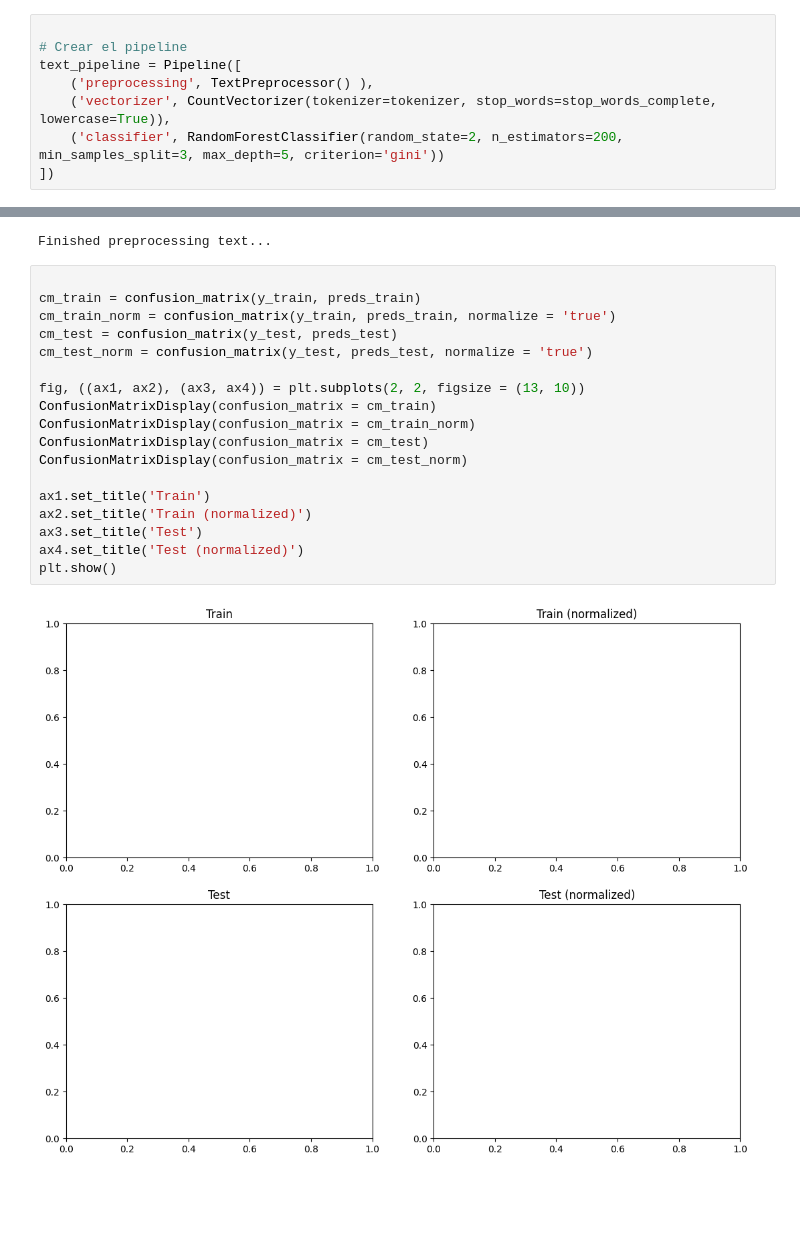
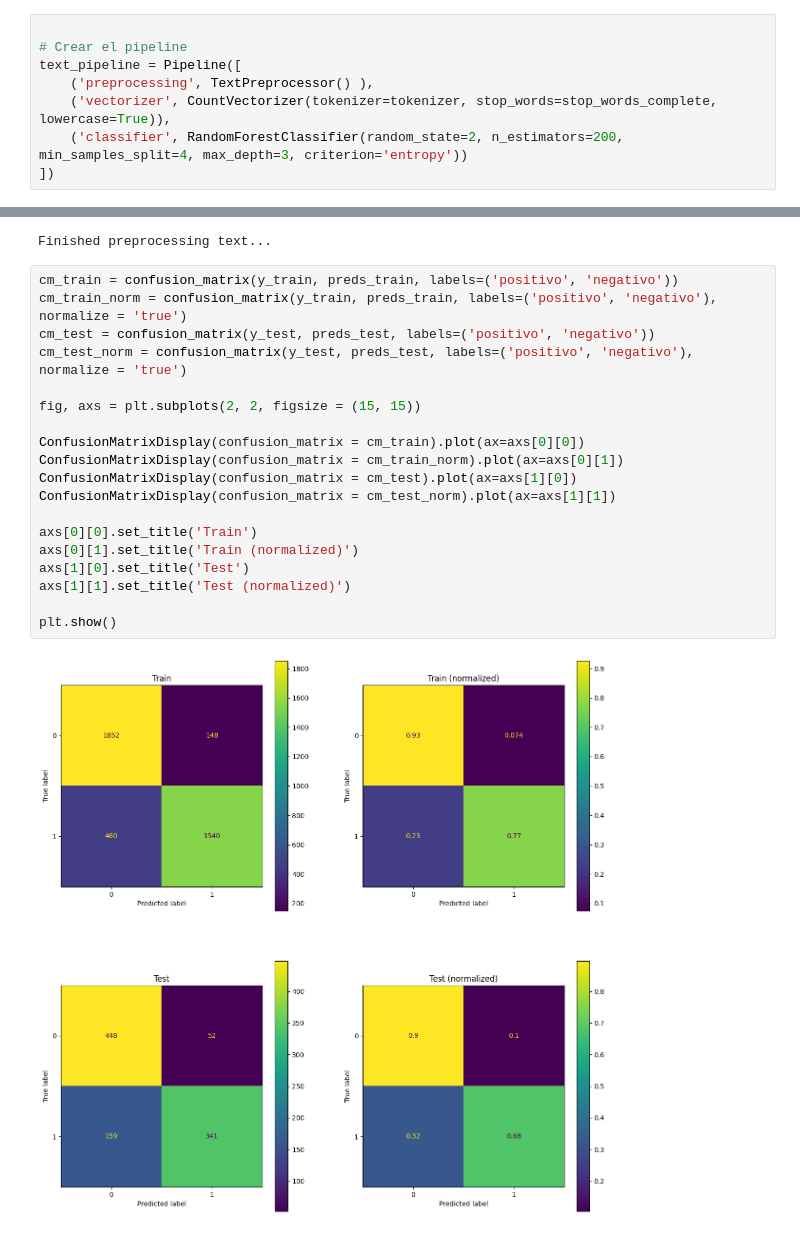
Before and after one commit to The-data-snoopers/app-analisis-sentimientos-pelicula, a Jupyter notebook: pipeline/pipeline_peliculas.ipynb, the cells around one changed output, grey strips where cells are left out. Drawn from its saved outputs; the diff is of its cells as text; blank space fills up the shorter version.

```diff
--- a/pipeline/pipeline_peliculas.ipynb
+++ b/pipeline/pipeline_peliculas.ipynb
@@ -91,7 +41,7 @@ stop_words_complete = list(stopwords.words('spanish')) + list(stopwords.words('e
 text_pipeline = Pipeline([
     ('preprocessing', TextPreprocessor() ),
     ('vectorizer', CountVectorizer(tokenizer=tokenizer, stop_words=stop_words_complete, lowercase=True)),
-    ('classifier', RandomForestClassifier(random_state=2, n_estimators=200, min_samples_split=3, max_depth=5, criterion='gini'))
+    ('classifier', RandomForestClassifier(random_state=2, n_estimators=200, min_samples_split=4, max_depth=3, criterion='entropy'))
 ])
 # %% [output]
 Reviews initialized
@@ -139,25 +90,26 @@ Preprocessing text...
 [nltk_data]   Package stopwords is already up-to-date!
 Finished preprocessing text...
 # %%
+cm_train = confusion_matrix(y_train, preds_train, labels=('positivo', 'negativo'))
+cm_train_norm = confusion_matrix(y_train, preds_train, labels=('positivo', 'negativo'), normalize = 'true')
+cm_test = confusion_matrix(y_test, preds_test, labels=('positivo', 'negativo'))
+cm_test_norm = confusion_matrix(y_test, preds_test, labels=('positivo', 'negativo'), normalize = 'true')
 
-cm_train = confusion_matrix(y_train, preds_train)
-cm_train_norm = confusion_matrix(y_train, preds_train, normalize = 'true')
-cm_test = confusion_matrix(y_test, preds_test)
-cm_test_norm = confusion_matrix(y_test, preds_test, normalize = 'true')
+fig, axs = plt.subplots(2, 2, figsize = (15, 15))
 
-fig, ((ax1, ax2), (ax3, ax4)) = plt.subplots(2, 2, figsize = (13, 10))
-ConfusionMatrixDisplay(confusion_matrix = cm_train)
-ConfusionMatrixDisplay(confusion_matrix = cm_train_norm)
-ConfusionMatrixDisplay(confusion_matrix = cm_test)
-ConfusionMatrixDisplay(confusion_matrix = cm_test_norm)
+ConfusionMatrixDisplay(confusion_matrix = cm_train).plot(ax=axs[0][0])
+ConfusionMatrixDisplay(confusion_matrix = cm_train_norm).plot(ax=axs[0][1])
+ConfusionMatrixDisplay(confusion_matrix = cm_test).plot(ax=axs[1][0])
+ConfusionMatrixDisplay(confusion_matrix = cm_test_norm).plot(ax=axs[1][1])
 
-ax1.set_title('Train')
-ax2.set_title('Train (normalized)')
-ax3.set_title('Test')
-ax4.set_title('Test (normalized)')
+axs[0][0].set_title('Train')
+axs[0][1].set_title('Train (normalized)')
+axs[1][0].set_title('Test')
+axs[1][1].set_title('Test (normalized)')
+
 plt.show()
 # %% [output]
-[figure, old version]
+[figure, new version]
 # %%
 pd.DataFrame([
     {
```
Also changed, not shown: parts of 4 cells of this notebook.
